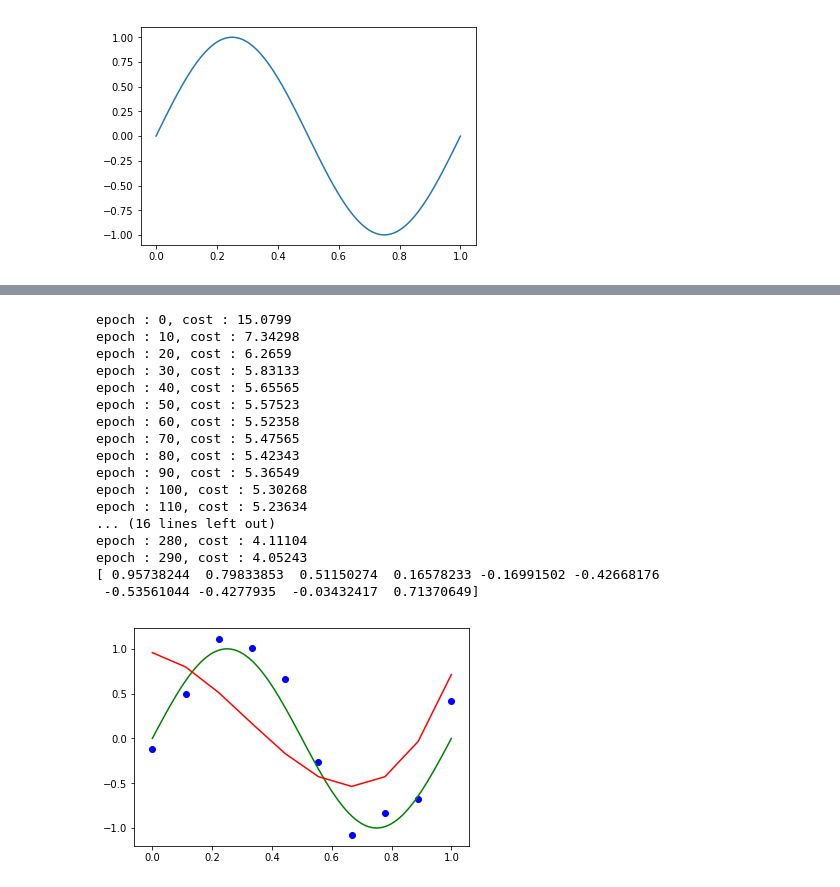
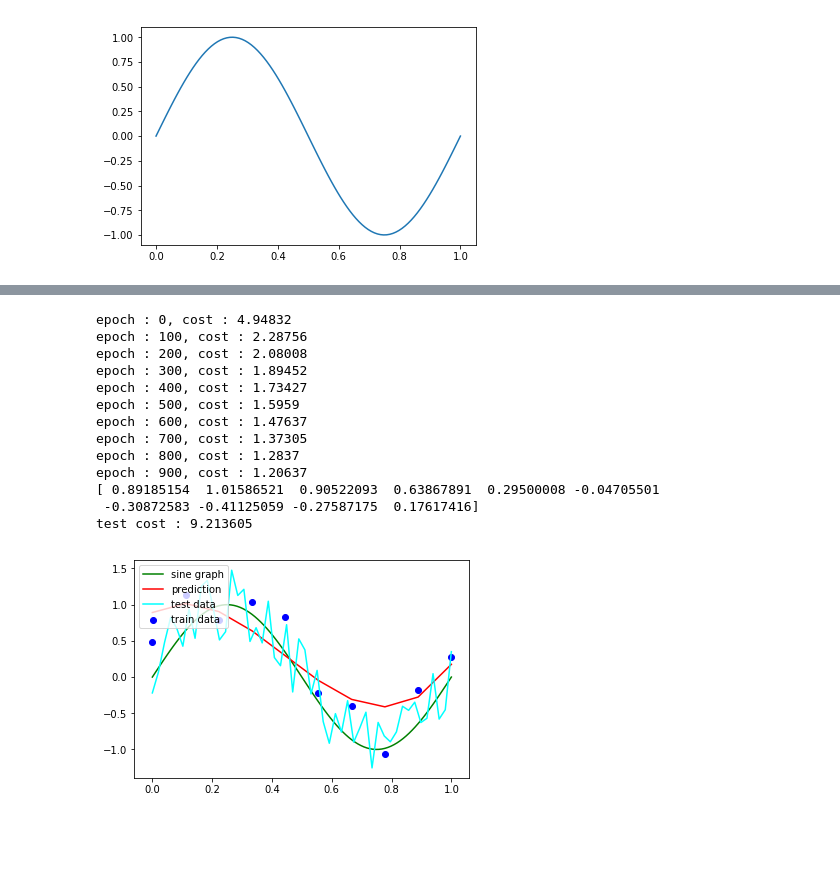
Before and after one commit to onaries/gist_ml, a Jupyter notebook: HW#1.ipynb, the cells around one changed output, grey strips where cells are left out. Saved outputs shown, nothing was run; the diff lists cells and outputs as text; code cells hidden in the pictures; blank space fills up the shorter version.

```diff
--- a/HW#1.ipynb
+++ b/HW#1.ipynb
@@ -6,7 +6,8 @@ import numpy as np
 # 변수 정의
 
 num = 10
-epochs = 300
+num_coeffs = 3
+epochs = 1000
 learning_rate = 0.2
 # %%
 # 정상적인 sin(2πx)의 그래프
@@ -71,47 +74,52 @@ init = tf.global_variables_initializer()
 # %%
 # 세션 시작
 
 with tf.Session() as sess:
 
     # 초기화 실행
     sess.run(init)
 
     for epoch in range(epochs):
         for (x, y) in zip(train_x, train_y):
             sess.run(optimizer, feed_dict={X:x, Y:y})
 
-        if epoch % 10 == 0:
+        if epoch % 100 == 0:
             c = sess.run(cost, feed_dict={X:train_x, Y:train_y})
             print("epoch : " + str(epoch) + ", cost : " + str(c))
 
 
-    w1 = sess.run(W1)
-    w2 = sess.run(W2)
-    w3 = sess.run(W3)
-    bias = sess.run(b)
+    #w1 = sess.run(W1)
+    #w2 = sess.run(W2)
+    #w3 = sess.run(W3)
+    #bias = sess.run(b)
 
     print(Y_pred.eval(feed_dict={X:train_x}, session=sess))
-    plt.scatter(train_x, train_y, color="blue")
+    plt.scatter(train_x, train_y, color="blue", label='train data')
     #fig, ax = plt.subplots()
-    plt.plot(sinx, siny, color='green')
-    plt.plot(train_x, Y_pred.eval(feed_dict={X:train_x}, session=sess), 'r')
+    plt.plot(sinx, siny, color='green', label='sine graph')
+    plt.plot(train_x, Y_pred.eval(feed_dict={X:train_x}, session=sess), color='red', label='prediction')
+
+
+    # test 데이터
+    test_cost = sess.run(cost, feed_dict={X:test_x, Y:test_y})
+    print("test cost : %f" % test_cost)
+    plt.plot(test_x, test_y, color='cyan', label='test data')
+
+    plt.legend(loc=2)
+    # 그래프 출력
     plt.show()
 # %% [output]
-epoch : 0, cost : 15.0799
-epoch : 10, cost : 7.34298
-epoch : 20, cost : 6.2659
-epoch : 30, cost : 5.83133
-epoch : 40, cost : 5.65565
-epoch : 50, cost : 5.57523
-epoch : 60, cost : 5.52358
-epoch : 70, cost : 5.47565
-epoch : 80, cost : 5.42343
-epoch : 90, cost : 5.36549
-epoch : 100, cost : 5.30268
-epoch : 110, cost : 5.23634
-... (16 lines left out)
-epoch : 280, cost : 4.11104
-epoch : 290, cost : 4.05243
-[ 0.95738244  0.79833853  0.51150274  0.16578233 -0.16991502 -0.42668176
- -0.53561044 -0.4277935  -0.03432417  0.71370649]
+epoch : 0, cost : 4.94832
+epoch : 100, cost : 2.28756
+epoch : 200, cost : 2.08008
+epoch : 300, cost : 1.89452
+epoch : 400, cost : 1.73427
+epoch : 500, cost : 1.5959
+epoch : 600, cost : 1.47637
+epoch : 700, cost : 1.37305
+epoch : 800, cost : 1.2837
+epoch : 900, cost : 1.20637
+[ 0.89185154  1.01586521  0.90522093  0.63867891  0.29500008 -0.04705501
+ -0.30872583 -0.41125059 -0.27587175  0.17617416]
+test cost : 9.213605
-[figure, old version]
+[figure, new version]
```
Also changed, not shown: parts of 12 cells of this notebook, 1 other file.
